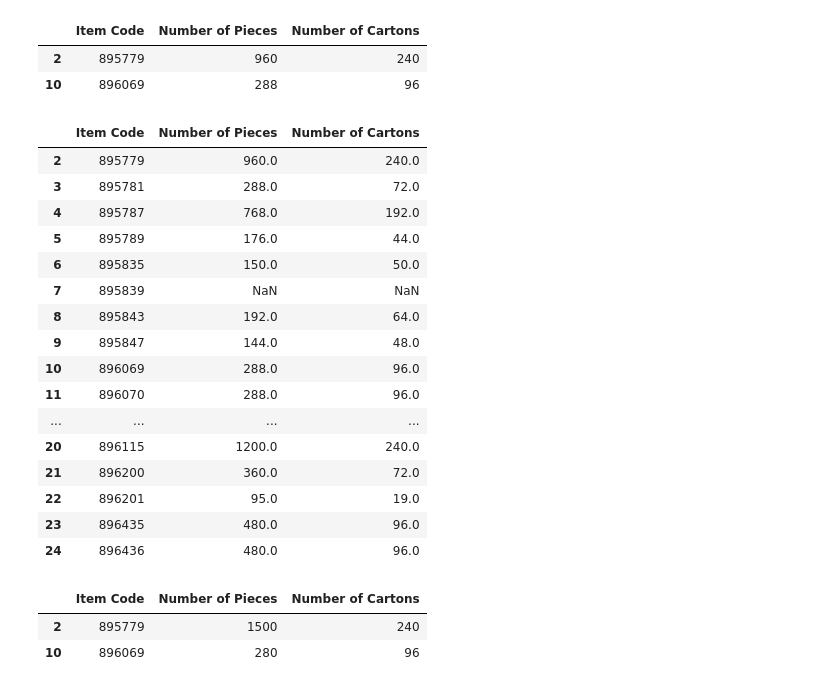
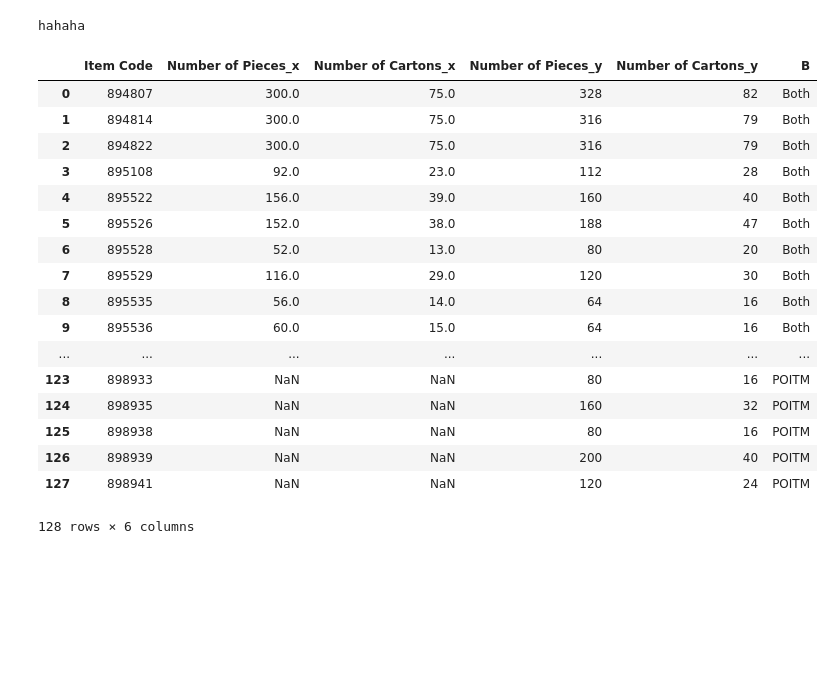
Before and after one commit to fmqbl/Exploratory-Notebooks, a Jupyter notebook: PackingListScript/PackingListtoCSV.ipynb, the cells around one changed output. Cells and saved outputs as stored; diff of their text form; code cells hidden in the pictures; blank space fills up the shorter version.

```diff
--- a/PackingListScript/PackingListtoCSV.ipynb
+++ b/PackingListScript/PackingListtoCSV.ipynb
@@ -77,32 +57,35 @@ print(common)
 # %%
-forCsv[(~forCsv['Item Code'].isin(common['Item Code']))]#&(~forCsv['Number of Pieces'].isin(common['Number of Pieces'])) & (~forCsv['Number of Cartons'].isin(common['Number of Cartons']))]
+packingList = forCsv[(~forCsv['Item Code'].isin(common['Item Code']))]#&(~forCsv['Number of Pieces'].isin(common['Number of Pieces'])) & (~forCsv['Number of Cartons'].isin(common['Number of Cartons']))]
-# %% [output]
-|  | Item Code | Number of Pieces | Number of Cartons |
-| 2 | 895779 | 960 | 240 |
-| 10 | 896069 | 288 | 96 |
-# %%
-forCsv[~forCsv.isin(common)].dropna(how = 'all')
-# %% [output]
-|  | Item Code | Number of Pieces | Number of Cartons |
-| 2 | 895779 | 960.0 | 240.0 |
-| 3 | 895781 | 288.0 | 72.0 |
-| 4 | 895787 | 768.0 | 192.0 |
-| 5 | 895789 | 176.0 | 44.0 |
-| 6 | 895835 | 150.0 | 50.0 |
-| 7 | 895839 | NaN | NaN |
-| 8 | 895843 | 192.0 | 64.0 |
-| 9 | 895847 | 144.0 | 48.0 |
-| 10 | 896069 | 288.0 | 96.0 |
-| 11 | 896070 | 288.0 | 96.0 |
-| ... | ... | ... | ... |
-| 20 | 896115 | 1200.0 | 240.0 |
-| 21 | 896200 | 360.0 | 72.0 |
-| 22 | 896201 | 95.0 | 19.0 |
-| 23 | 896435 | 480.0 | 96.0 |
-| 24 | 896436 | 480.0 | 96.0 |
 # %%
-outDf[(~outDf['Item Code'].isin(common['Item Code']))]#&(~outDf['Number of Pieces'].isin(common['Number of Pieces'])) & (~outDf['Number of Cartons'].isin(common['Number of Cartons']))]
+poitm = outDf[(~outDf['Item Code'].isin(common['Item Code']))]#&(~outDf['Number of Pieces'].isin(common['Number of Pieces'])) & (~outDf['Number of Cartons'].isin(common['Number of Cartons']))]
-# %% [output]
-|  | Item Code | Number of Pieces | Number of Cartons |
-| 2 | 895779 | 1500 | 240 |
-| 10 | 896069 | 280 | 96 |
+# %%
+if poitm.shape[0] > packingList.shape[0]:
+    print('hahaha')
+# %% [output]
+hahaha
+# %%
+m = {'left_only': 'PackingList', 'right_only': 'POITM', 'both': 'Both'}
+
+result = packingList.merge(poitm, on=['Item Code'], how='outer', indicator='B')
+result['B'] = result['B'].map(m)
+# %%
+result
+# %% [output]
+|  | Item Code | Number of Pieces_x | Number of Cartons_x | Number of Pieces_y | Number of Cartons_y | B |
+| 0 | 894807 | 300.0 | 75.0 | 328 | 82 | Both |
+| 1 | 894814 | 300.0 | 75.0 | 316 | 79 | Both |
+| 2 | 894822 | 300.0 | 75.0 | 316 | 79 | Both |
+| 3 | 895108 | 92.0 | 23.0 | 112 | 28 | Both |
+| 4 | 895522 | 156.0 | 39.0 | 160 | 40 | Both |
+| 5 | 895526 | 152.0 | 38.0 | 188 | 47 | Both |
+| 6 | 895528 | 52.0 | 13.0 | 80 | 20 | Both |
+| 7 | 895529 | 116.0 | 29.0 | 120 | 30 | Both |
+| 8 | 895535 | 56.0 | 14.0 | 64 | 16 | Both |
+| 9 | 895536 | 60.0 | 15.0 | 64 | 16 | Both |
+| ... | ... | ... | ... | ... | ... | ... |
+| 123 | 898933 | NaN | NaN | 80 | 16 | POITM |
+| 124 | 898935 | NaN | NaN | 160 | 32 | POITM |
+| 125 | 898938 | NaN | NaN | 80 | 16 | POITM |
+| 126 | 898939 | NaN | NaN | 200 | 40 | POITM |
+| 127 | 898941 | NaN | NaN | 120 | 24 | POITM |
+128 rows × 6 columns
```
Also changed, not shown: parts of 5 cells of this notebook, 7 other files.
